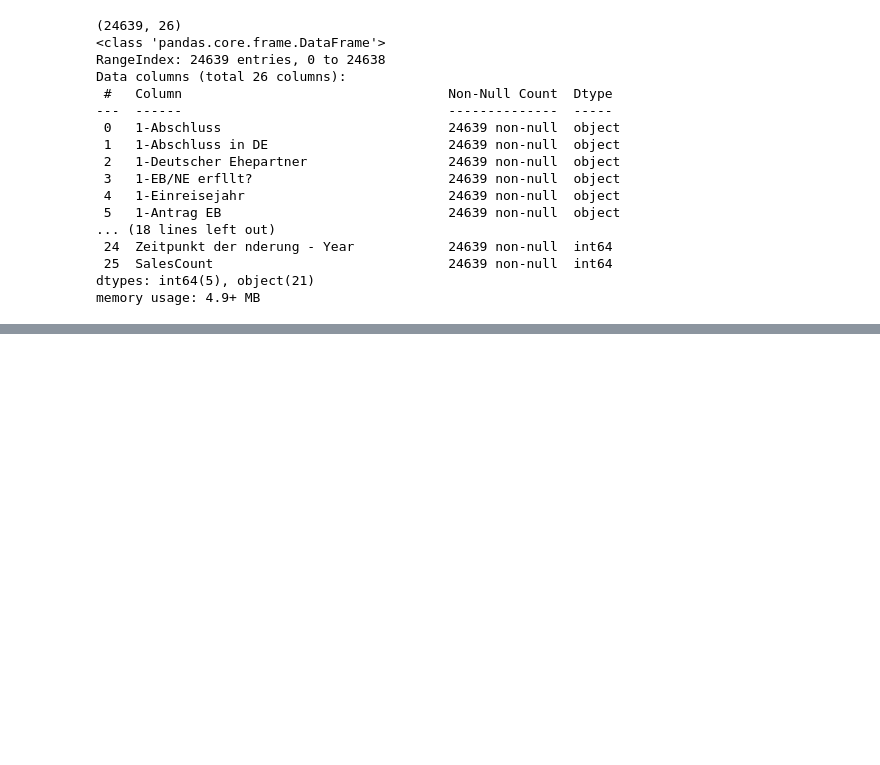
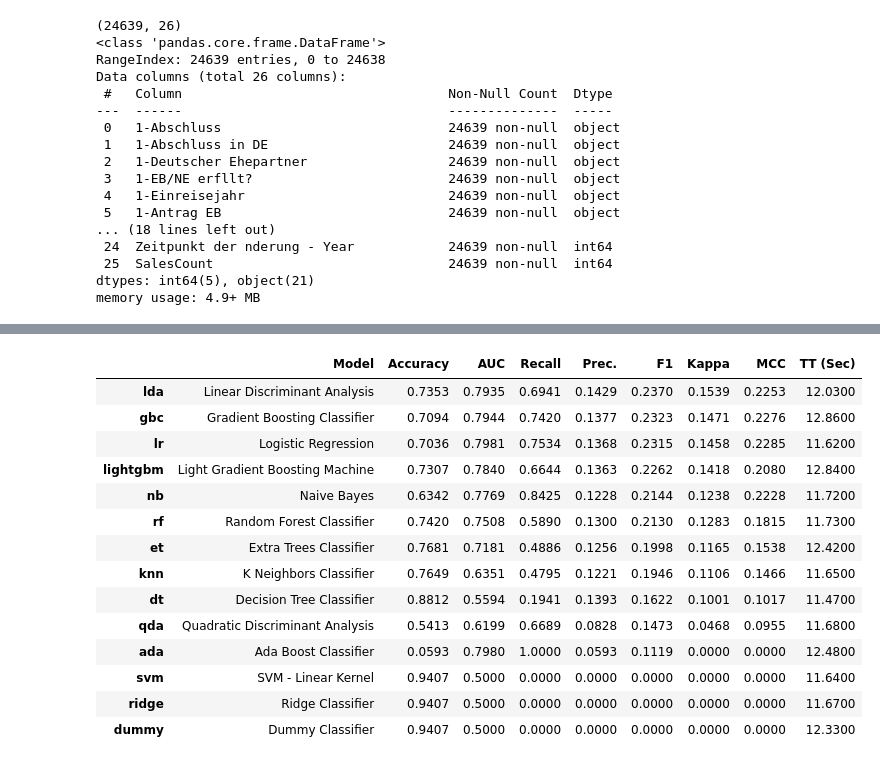
Before and after one commit to thewiredbear/Migrando_Internal_CodeOnly, a Jupyter notebook: shortForm_Encoding_Catboost.ipynb, the cells around one changed output, grey strips where cells are left out. Drawn from its saved outputs; the diff is of its cells as text; code cells hidden in the pictures; blank space fills up the shorter version.

```diff
--- a/shortForm_Encoding_Catboost.ipynb
+++ b/shortForm_Encoding_Catboost.ipynb
@@ -115,0 +227,3 @@ plot_model(best_model, plot = 'confusion_matrix')
+# %%
+best_model3 = compare_models(sort='F1',cross_validation=False,probability_threshold=0.09)
+# %% [output]
@@ -115,0 +231,15 @@ plot_model(best_model, plot = 'confusion_matrix')
+|  | Model | Accuracy | AUC | Recall | Prec. | F1 | Kappa | MCC | TT (Sec) |
+| lda | Linear Discriminant Analysis | 0.7353 | 0.7935 | 0.6941 | 0.1429 | 0.2370 | 0.1539 | 0.2253 | 12.0300 |
+| gbc | Gradient Boosting Classifier | 0.7094 | 0.7944 | 0.7420 | 0.1377 | 0.2323 | 0.1471 | 0.2276 | 12.8600 |
+| lr | Logistic Regression | 0.7036 | 0.7981 | 0.7534 | 0.1368 | 0.2315 | 0.1458 | 0.2285 | 11.6200 |
+| lightgbm | Light Gradient Boosting Machine | 0.7307 | 0.7840 | 0.6644 | 0.1363 | 0.2262 | 0.1418 | 0.2080 | 12.8400 |
+| nb | Naive Bayes | 0.6342 | 0.7769 | 0.8425 | 0.1228 | 0.2144 | 0.1238 | 0.2228 | 11.7200 |
+| rf | Random Forest Classifier | 0.7420 | 0.7508 | 0.5890 | 0.1300 | 0.2130 | 0.1283 | 0.1815 | 11.7300 |
+| et | Extra Trees Classifier | 0.7681 | 0.7181 | 0.4886 | 0.1256 | 0.1998 | 0.1165 | 0.1538 | 12.4200 |
+| knn | K Neighbors Classifier | 0.7649 | 0.6351 | 0.4795 | 0.1221 | 0.1946 | 0.1106 | 0.1466 | 11.6500 |
+| dt | Decision Tree Classifier | 0.8812 | 0.5594 | 0.1941 | 0.1393 | 0.1622 | 0.1001 | 0.1017 | 11.4700 |
+| qda | Quadratic Discriminant Analysis | 0.5413 | 0.6199 | 0.6689 | 0.0828 | 0.1473 | 0.0468 | 0.0955 | 11.6800 |
+| ada | Ada Boost Classifier | 0.0593 | 0.7980 | 1.0000 | 0.0593 | 0.1119 | 0.0000 | 0.0000 | 12.4800 |
+| svm | SVM - Linear Kernel | 0.9407 | 0.5000 | 0.0000 | 0.0000 | 0.0000 | 0.0000 | 0.0000 | 11.6400 |
+| ridge | Ridge Classifier | 0.9407 | 0.5000 | 0.0000 | 0.0000 | 0.0000 | 0.0000 | 0.0000 | 11.6700 |
+| dummy | Dummy Classifier | 0.9407 | 0.5000 | 0.0000 | 0.0000 | 0.0000 | 0.0000 | 0.0000 | 12.3300 |
```
Also changed, not shown: parts of 16 cells of this notebook, 1 other file.
